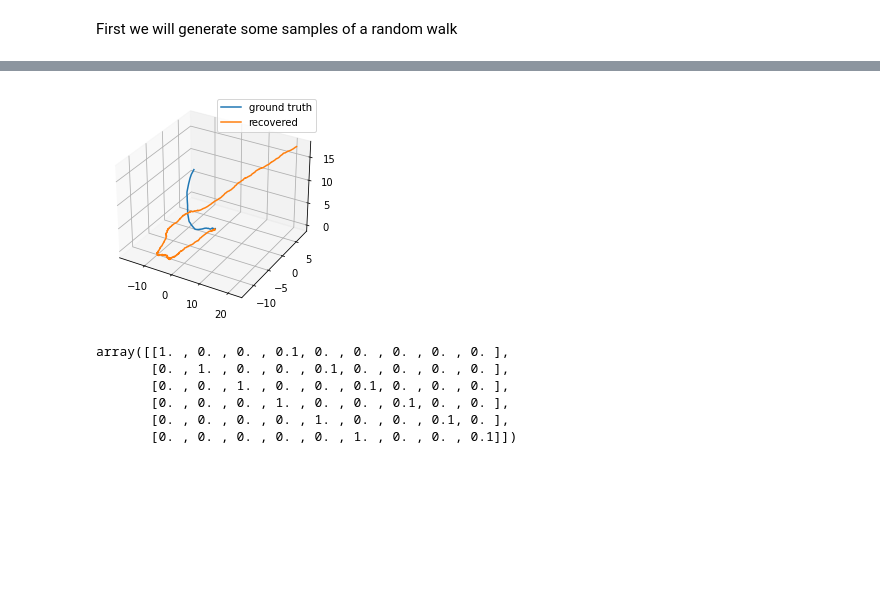
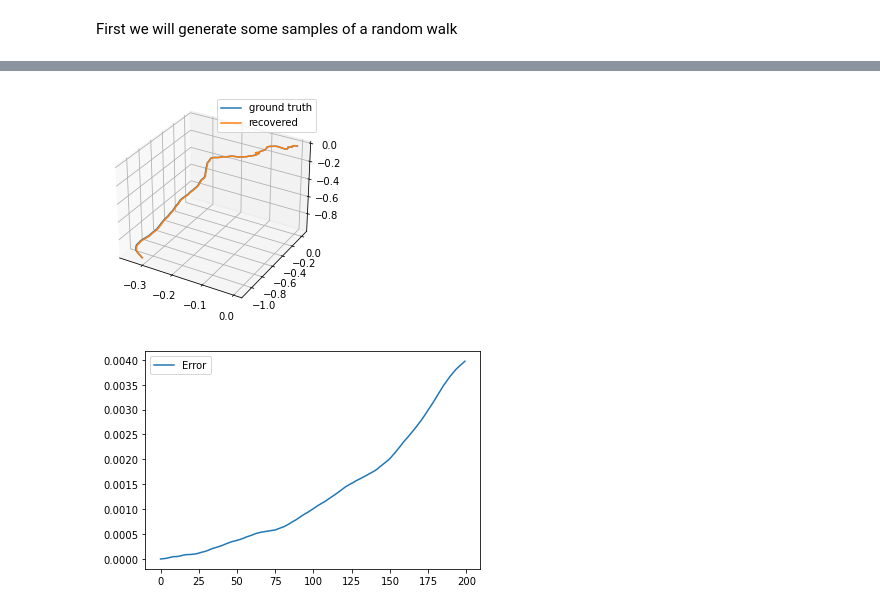
Before and after one commit to mrpossoms/bomberhat, a Jupyter notebook: firmware/notebooks/learned-stm.ipynb, the cells around one changed output, grey strips where cells are left out. Drawn from its saved outputs; the diff is of its cells as text; code cells hidden in the pictures; blank space fills up the shorter version.

Commit message:
Learns a simple stm for a particle model!

```diff
--- a/firmware/notebooks/learned-stm.ipynb
+++ b/firmware/notebooks/learned-stm.ipynb
@@ -64,13 +70,15 @@ class NeuralNetwork(nn.Module):
         super().__init__()
         self.flatten = nn.Flatten()
         self.stm_stack = nn.Sequential(
-            nn.Linear(9, 6, dtype=torch.float32, bias=False),
+            nn.Linear(9, 9, dtype=torch.float32, bias=False),
+#             nn.Linear(9, 9, dtype=torch.float32, bias=False),
         )
 
     def forward(self, x):
 #         print(x)
         x = self.flatten(x)
         outputs = self.stm_stack(x)
+#         outputs = self.stm_stack(outputs)
         return outputs
 
 model = NeuralNetwork().to(device)
@@ -84,10 +92,14 @@ def train_loop(model, loss_fn, optimizer):
     for epoch in range(epochs):
         batch_inds = np.random.choice(sample_indices, size=1000)
         X = torch.from_numpy(XU[batch_inds])
-        Y = torch.from_numpy(XU[batch_inds+1,0:6])
+        Y = torch.from_numpy(XU[batch_inds+1])
 
-        h = model(X.cuda())
-        loss = loss_fn(h, Y.cuda())
+        if device == 'cuda':
+            h = model(X.cuda())
+            loss = loss_fn(h, Y.cuda())
+        else:
+            h = model(X)
+            loss = loss_fn(h, Y)
 
         losses[epoch] = loss
 
@@ -158,28 +177,33 @@ stm_stack.0.weight [[ 1.00047028e+00 -1.23128455e-04  5.88589719e-05  9.99867246
 # %%
-X_gt = np.zeros((1000, 6), dtype=np.dtype("float32"))
-H = np.zeros((1000, 6), dtype=np.dtype("float32"))
+steps=200
+X_gt = np.zeros((steps, 9), dtype=np.dtype("float32"))
+H = np.zeros((steps, 9), dtype=np.dtype("float32"))
+error = np.zeros(steps)
 
 for i in range(0, H.shape[0] - 1):
     u_i = np.random.normal(scale=0.1, size=3)
-    X_gt[i+1] = stm_gt @ np.concatenate([X_gt[i], u_i])
-    H[i+1] = stm_l @ np.concatenate([H[i], -u_i])
+    X_gt[i+1] = stm_gt @ np.concatenate([X_gt[i,0:6], u_i])
+#     H[i+1] = stm_l @ np.concatenate([H[i,0:6], u_i])
+
+    X_np = torch.from_numpy(np.concatenate([H[i,0:6], u_i], dtype=np.dtype("float32")).reshape((1, 9)))
+    H[i+1] = model.forward(X_np).detach().numpy()
+
+    res_i = X_gt[i+1] - H[i+1]
+    error[i+1] = np.sqrt(np.dot(res_i, res_i))
 
 ax = plt.figure().add_subplot(projection='3d')
 ax.plot(X_gt[:,0], X_gt[:,1], X_gt[:,2], label="ground truth")
 ax.plot(H[:,0], H[:,1], H[:,2], label="recovered")
 ax.legend()
 plt.show()
+
+ax = plt.figure().add_subplot()
+ax.plot(error, label="Error")
+ax.legend()
+plt.show()
 # %% [output]
-[figure, old version]
+[figure, new version]
+[figure, added]
-# %%
-stm_gt
-# %% [output]
-array([[1. , 0. , 0. , 0.1, 0. , 0. , 0. , 0. , 0. ],
-       [0. , 1. , 0. , 0. , 0.1, 0. , 0. , 0. , 0. ],
-       [0. , 0. , 1. , 0. , 0. , 0.1, 0. , 0. , 0. ],
-       [0. , 0. , 0. , 1. , 0. , 0. , 0.1, 0. , 0. ],
-       [0. , 0. , 0. , 0. , 1. , 0. , 0. , 0.1, 0. ],
-       [0. , 0. , 0. , 0. , 0. , 1. , 0. , 0. , 0.1]])
 # %%
 np.set_printoptions(suppress = True, precision=3)
 stm_l
```
Also changed, not shown: parts of 7 cells of this notebook, 1 other file.
